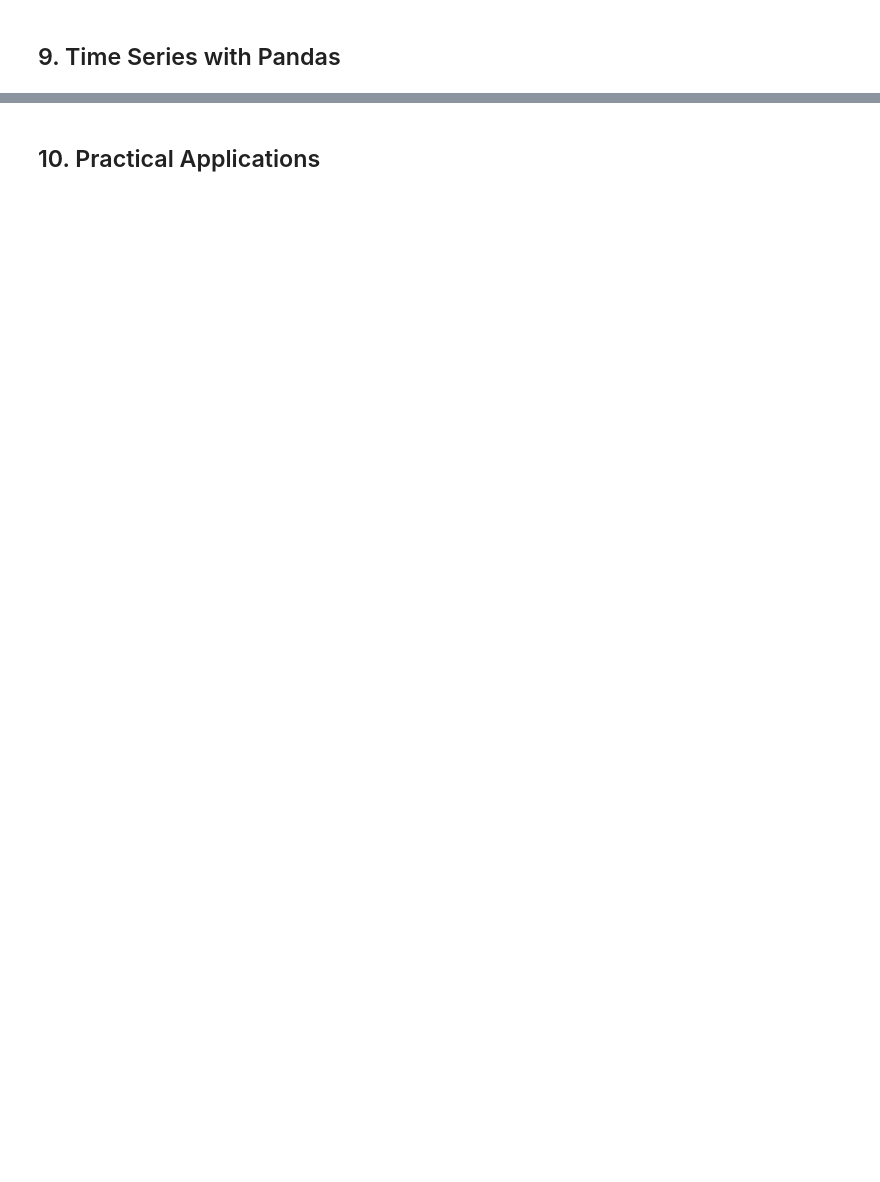
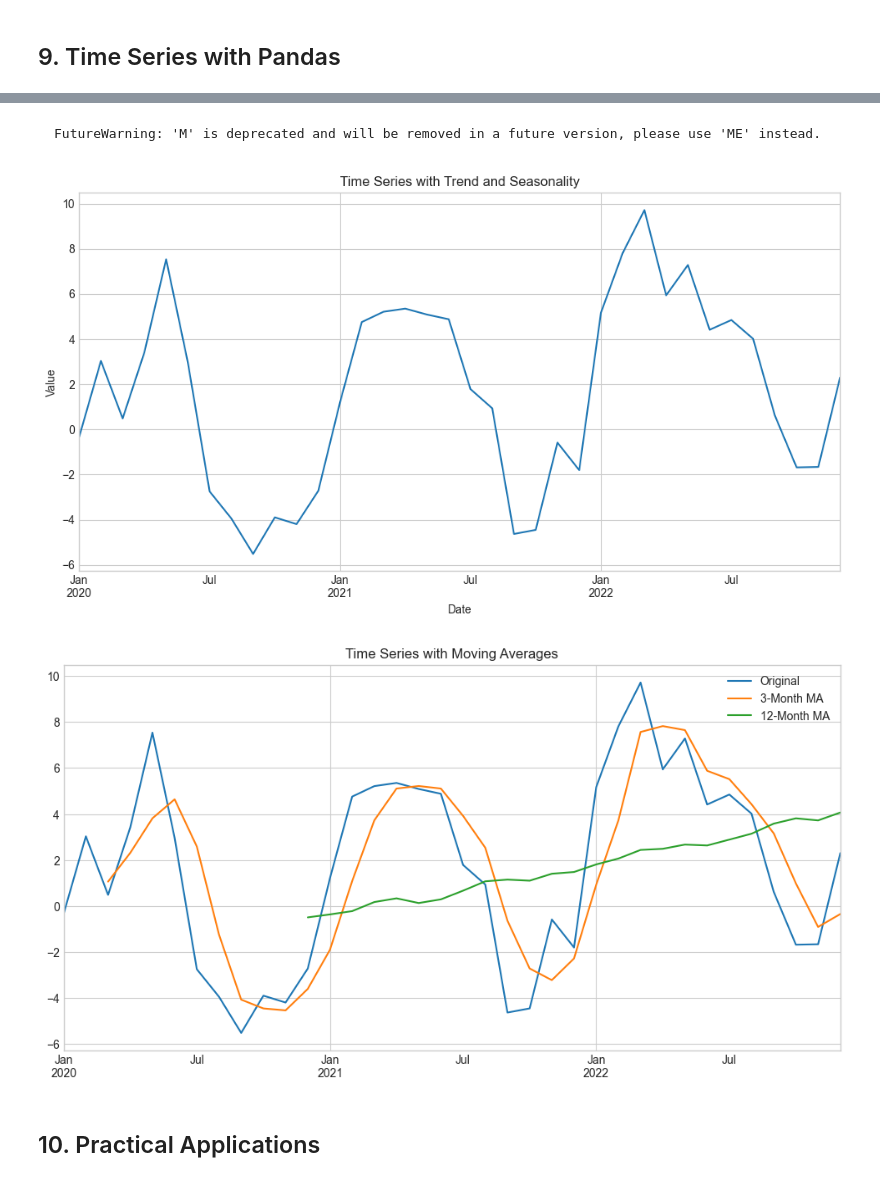
Before and after one commit to pavelklos/ai-ml, a Jupyter notebook: 5-PY/05-01-16.ipynb, the cells around one changed output, grey strips where cells are left out. Saved outputs shown, nothing was run; the diff lists cells and outputs as text; code cells hidden in the pictures; blank space fills up the shorter version.

````diff
--- a/5-PY/05-01-16.ipynb
+++ b/5-PY/05-01-16.ipynb
@@ -536,3 +880,47 @@ plt.show()
+# %% [markdown]
+```
+FutureWarning: 'M' is deprecated and will be removed in a future version, please use 'ME' instead.
+```
+# %%
+# Time series analysis techniques
+
+# --- Create a longer time series (3 years of monthly data) ---
+dates = pd.date_range('2020-01-01', periods=36, freq='ME')  # <-- changed 'M' to 'ME'
+
+# --- Create synthetic data with trend and seasonality ---
+t = np.arange(len(dates))
+trend = 0.1 * t  # Upward trend
+seasonality = 5 * np.sin(2 * np.pi * t / 12)  # 12-month seasonality
+noise = np.random.randn(len(dates)) * 2
+data = trend + seasonality + noise
+
+ts = pd.Series(data, index=dates)
+
+# --- Plot the time series ---
+plt.figure(figsize=(12, 6))
+ts.plot()
+plt.title('Time Series with Trend and Seasonality')
+plt.xlabel('Date')
+plt.ylabel('Value')
+plt.grid(True)
+plt.show()
+
+# --- Calculate moving averages ---
+ma3 = ts.rolling(window=3).mean()   # 3-month moving average
+ma12 = ts.rolling(window=12).mean() # 12-month moving average
+
+# --- Plot with moving averages ---
+plt.figure(figsize=(12, 6))
+ts.plot(label='Original')
+ma3.plot(label='3-Month MA')
+ma12.plot(label='12-Month MA')
+plt.title('Time Series with Moving Averages')
+plt.legend()
+plt.grid(True)
+plt.show()
+# %% [output]
+[figure, added]
+[figure, added]
 # %% [markdown]
 ## 10. Practical Applications
 # %%
````
Also changed, not shown: parts of 41 cells of this notebook.
